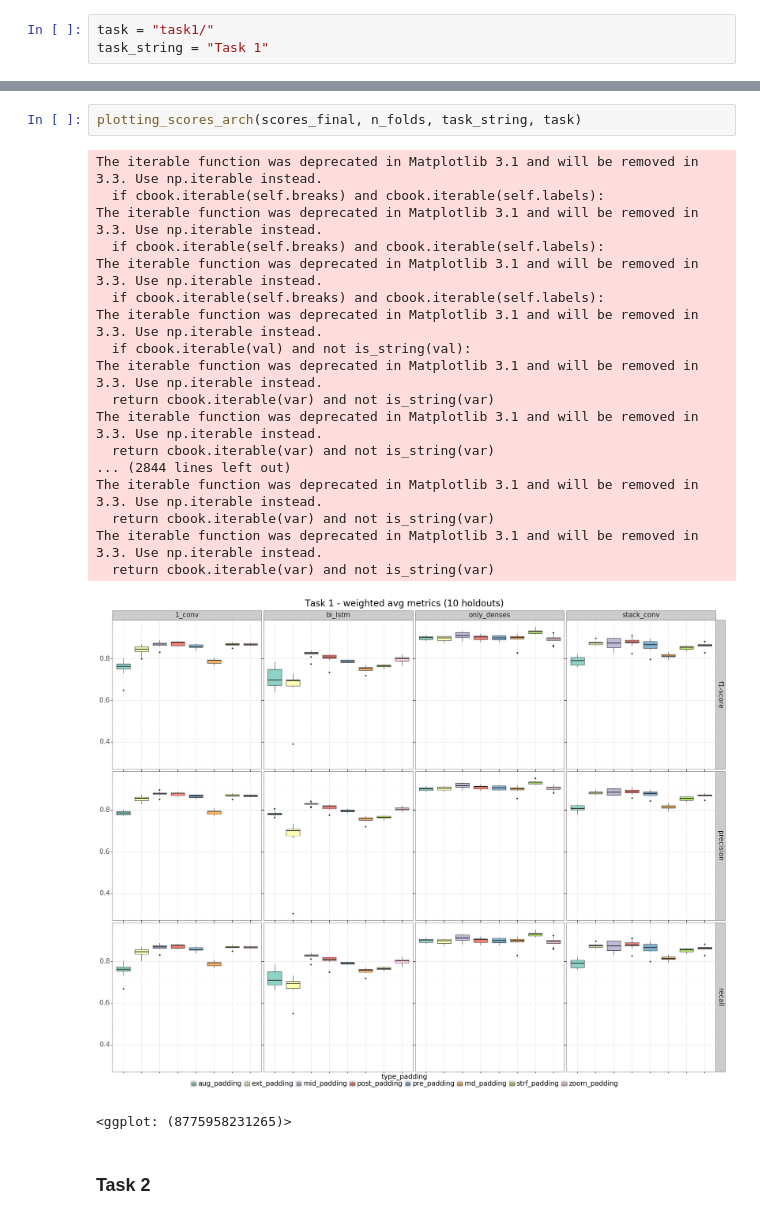
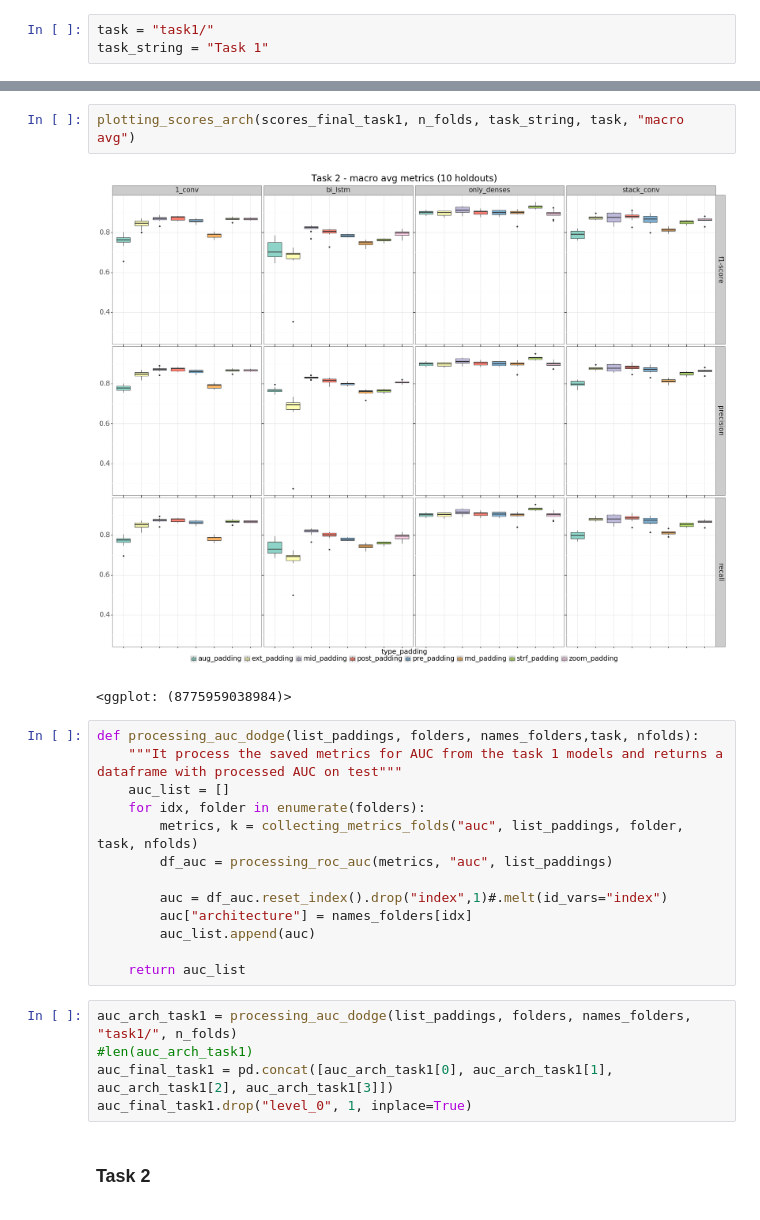
Before and after one commit to b2slab/padding_benchmark, a Jupyter notebook: notebooks/comparing_architectures.ipynb, the cells around one changed output, grey strips where cells are left out. Saved outputs shown, nothing was run; the diff lists cells and outputs as text.

```diff
--- a/notebooks/comparing_architectures.ipynb
+++ b/notebooks/comparing_architectures.ipynb
@@ -93,25 +77,26 @@ The iterable function was deprecated in Matplotlib 3.1 and will be removed in 3.
 # %%
-plotting_scores_arch(scores_final, n_folds, task_string, task)
+plotting_scores_arch(scores_final_task1, n_folds, task_string, task, "macro avg")
 # %% [output]
+[figure, new version]
-The iterable function was deprecated in Matplotlib 3.1 and will be removed in 3.3. Use np.iterable instead.
-  if cbook.iterable(self.breaks) and cbook.iterable(self.labels):
-The iterable function was deprecated in Matplotlib 3.1 and will be removed in 3.3. Use np.iterable instead.
-  if cbook.iterable(self.breaks) and cbook.iterable(self.labels):
-The iterable function was deprecated in Matplotlib 3.1 and will be removed in 3.3. Use np.iterable instead.
-  if cbook.iterable(self.breaks) and cbook.iterable(self.labels):
-The iterable function was deprecated in Matplotlib 3.1 and will be removed in 3.3. Use np.iterable instead.
-  if cbook.iterable(val) and not is_string(val):
-The iterable function was deprecated in Matplotlib 3.1 and will be removed in 3.3. Use np.iterable instead.
-  return cbook.iterable(var) and not is_string(var)
-The iterable function was deprecated in Matplotlib 3.1 and will be removed in 3.3. Use np.iterable instead.
-  return cbook.iterable(var) and not is_string(var)
-... (2844 lines left out)
-The iterable function was deprecated in Matplotlib 3.1 and will be removed in 3.3. Use np.iterable instead.
-  return cbook.iterable(var) and not is_string(var)
-The iterable function was deprecated in Matplotlib 3.1 and will be removed in 3.3. Use np.iterable instead.
-  return cbook.iterable(var) and not is_string(var)
+<ggplot: (8775959038984)>
-[figure, old version]
-<ggplot: (8775958231265)>
+# %%
+def processing_auc_dodge(list_paddings, folders, names_folders,task, nfolds):
+    """It process the saved metrics for AUC from the task 1 models and returns a dataframe with processed AUC on test"""
+    auc_list = []
+    for idx, folder in enumerate(folders):
+        metrics, k = collecting_metrics_folds("auc", list_paddings, folder, task, nfolds)
+        df_auc = processing_roc_auc(metrics, "auc", list_paddings)
+
+        auc = df_auc.reset_index().drop("index",1)#.melt(id_vars="index")
+        auc["architecture"] = names_folders[idx]
+        auc_list.append(auc)
+
+    return auc_list
+# %%
+auc_arch_task1 = processing_auc_dodge(list_paddings, folders, names_folders, "task1/", n_folds)
+#len(auc_arch_task1)
+auc_final_task1 = pd.concat([auc_arch_task1[0], auc_arch_task1[1], auc_arch_task1[2], auc_arch_task1[3]])
+auc_final_task1.drop("level_0", 1, inplace=True)
 # %% [markdown]
 ### Task 2
 # %%
```
Also changed, not shown: parts of 34 cells of this notebook, 8 other files.
